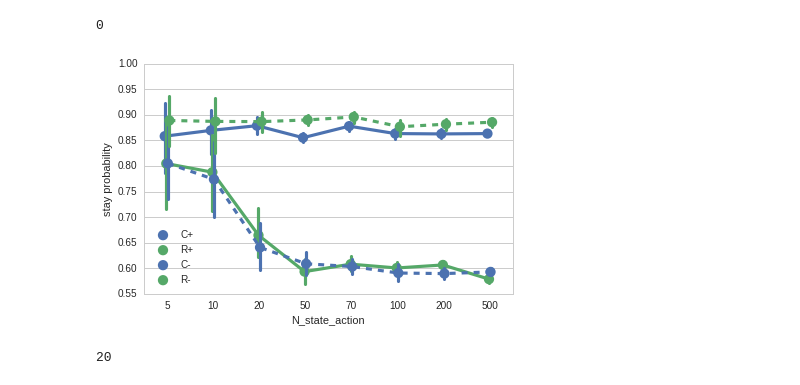
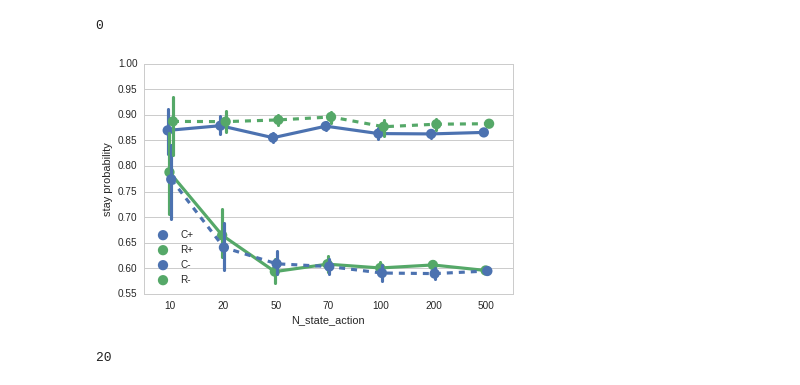
Before and after one commit to memarsh/rl-daw, a Jupyter notebook: refactor/Data Plotting.ipynb, the cells around one changed output. Drawn from its saved outputs; the diff is of its cells as text; code cells hidden in the pictures.

```diff
--- a/refactor/Data Plotting.ipynb
+++ b/refactor/Data Plotting.ipynb
@@ -22,6 +22,7 @@ for d in data:
             data2.append(d2)
             d2.pop('history')
             d2.pop('rewards')
+            d2.pop('stay_prob')
             if 'learn_intervals' not in d2:
                 if 'n_intervals' == 20000:
                     d2['learn_intervals']=20000
@@ -121,21 +122,22 @@ len(df.query('future==True and learn_intervals==20000 and n_intervals==20000 and
 # %% [output]
 0
 # %%
-vals=[5, 10, 20, 50, 70, 100, 200, 500]
+# plot this
+vals=[10, 20, 50, 70, 100, 200, 500]
 seaborn.pointplot(x='N_state_action', y='stay', hue='type',
                   data=df.query('future==True and alpha==0.3 and n_intervals==20000 and T_interval==0.1 and learn_intervals==20000 and N_product==200 and N_error==500'),
                   order=vals,
                   dodge=True,
                   hue_order=['C+', 'R+', 'C-', 'R-'],
                   linestyles=['-','-','--','--'],
                   palette=colors)
 ax = pylab.gca()
 pylab.legend(title='', loc='best', handles=ax.lines[::(len(vals)+1)], labels=['C+', 'R+', 'C-', 'R-'])
 pylab.xlabel('N_state_action')
 pylab.ylabel('stay probability')
 pylab.tight_layout()
 # %% [output]
-[figure, old version]
+[figure, new version]
 # %%
 len(df.query('future==True and alpha==0.3 and n_intervals==20000 and T_interval==0.1 and learn_intervals==20000 and N_state_action==70 and N_error==50 and N_product==200'))/4
 # %% [output]
```
Also changed, not shown: parts of 7 cells of this notebook, 19 other files.
